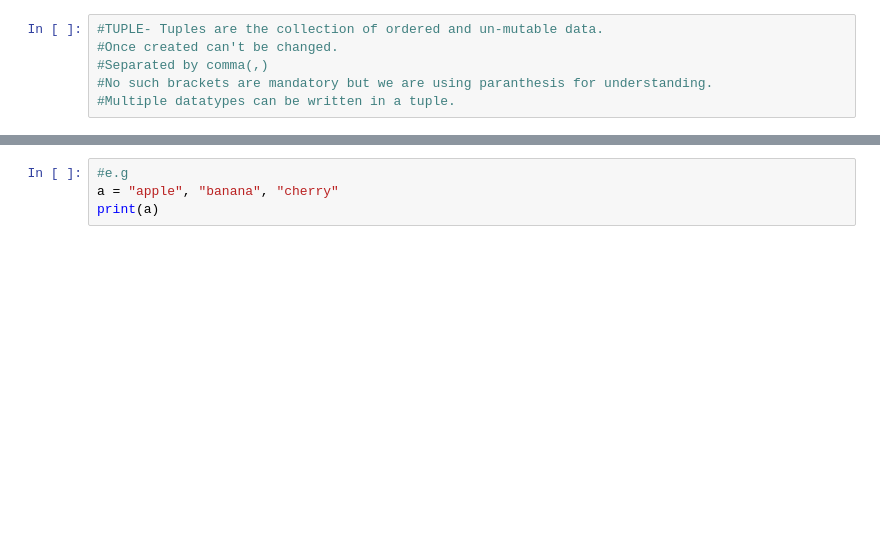
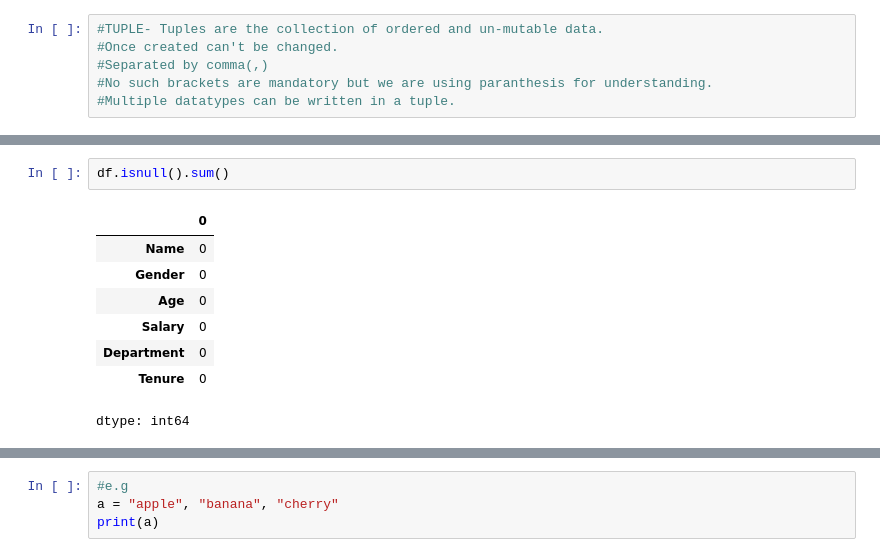
Before and after one commit to Jatingpt/Python-tuple-sets-and-etc., a Jupyter notebook: Python practice 1.ipynb, the cells around one changed output, grey strips where cells are left out. Saved outputs shown, nothing was run; the diff lists cells and outputs as text; blank space fills up the shorter version.

```diff
--- a/Python practice 1.ipynb
+++ b/Python practice 1.ipynb
@@ -8,0 +241,11 @@
+# %%
+df.isnull().sum()
+# %% [output]
+|  | 0 |
+| Name | 0 |
+| Gender | 0 |
+| Age | 0 |
+| Salary | 0 |
+| Department | 0 |
+| Tenure | 0 |
+dtype: int64
```
Also changed, not shown: parts of 29 cells of this notebook.
